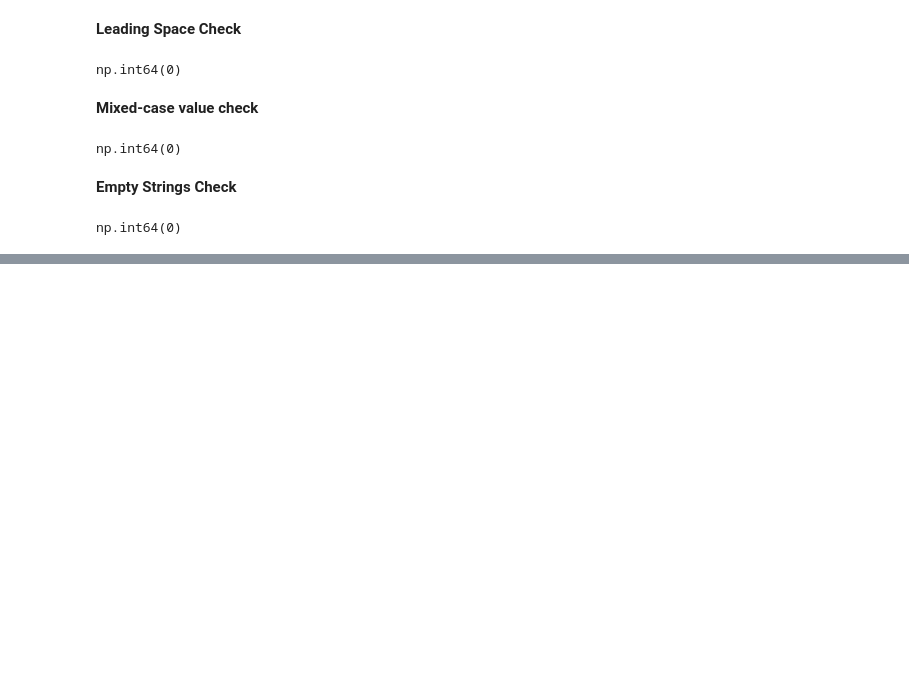
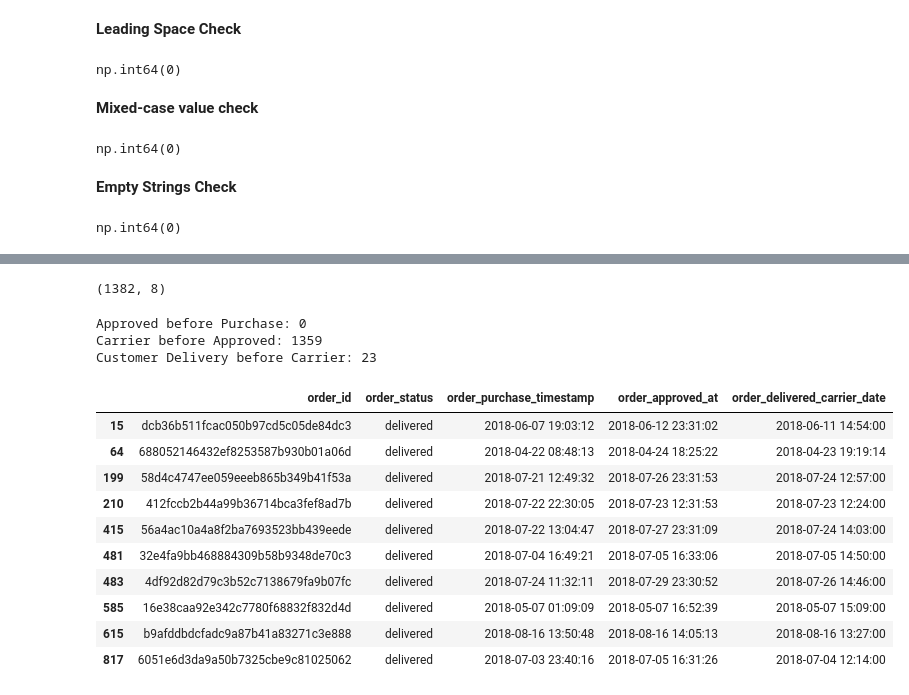
Before and after one commit to OutlierAashi-labs/Olist360-Business-Growth-Performance-Analytics, a Jupyter notebook: Olist360_Business-Growth-Performance-Analytics.ipynb, the cells around one changed output, grey strips where cells are left out. Drawn from its saved outputs; the diff is of its cells as text; code cells hidden in the pictures; blank space fills up the shorter version.

```diff
--- a/Olist360_Business-Growth-Performance-Analytics.ipynb
+++ b/Olist360_Business-Growth-Performance-Analytics.ipynb
@@ -229,0 +334,12 @@ Therefore, no cleaning was required for the customers table.
+# %%
+date_columns = [
+    'order_purchase_timestamp',
+    'order_approved_at',
+    'order_delivered_carrier_date',
+    'order_delivered_customer_date',
+    'order_estimated_delivery_date'
+]
+
+df_orders[date_columns] = df_orders[date_columns].apply(
+    pd.to_datetime
+)
@@ -229,0 +364,44 @@ Therefore, no cleaning was required for the customers table.
+# %%
+df_orders[
+    (df_orders['order_approved_at'] < df_orders['order_purchase_timestamp']) |
+    (df_orders['order_delivered_carrier_date'] < df_orders['order_approved_at']) |
+    (df_orders['order_delivered_customer_date'] < df_orders['order_delivered_carrier_date'])
+].shape
+# %% [output]
+(1382, 8)
+# %%
+print("Approved before Purchase:",
+      (df_orders['order_approved_at'] < df_orders['order_purchase_timestamp']).sum())
+
+print("Carrier before Approved:",
+      (df_orders['order_delivered_carrier_date'] < df_orders['order_approved_at']).sum())
+
+print("Customer Delivery before Carrier:",
+      (df_orders['order_delivered_customer_date'] < df_orders['order_delivered_carrier_date']).sum())
+# %% [output]
+Approved before Purchase: 0
+Carrier before Approved: 1359
+Customer Delivery before Carrier: 23
+# %%
+df_orders[
+    df_orders['order_delivered_carrier_date'] <
+    df_orders['order_approved_at']
+][[
+    'order_id',
+    'order_status',
+    'order_purchase_timestamp',
+    'order_approved_at',
+    'order_delivered_carrier_date'
+]].head(10)
+# %% [output]
+|  | order_id | order_status | order_purchase_timestamp | order_approved_at | order_delivered_carrier_date |
+| 15 | dcb36b511fcac050b97cd5c05de84dc3 | delivered | 2018-06-07 19:03:12 | 2018-06-12 23:31:02 | 2018-06-11 14:54:00 |
+| 64 | 688052146432ef8253587b930b01a06d | delivered | 2018-04-22 08:48:13 | 2018-04-24 18:25:22 | 2018-04-23 19:19:14 |
+| 199 | 58d4c4747ee059eeeb865b349b41f53a | delivered | 2018-07-21 12:49:32 | 2018-07-26 23:31:53 | 2018-07-24 12:57:00 |
+| 210 | 412fccb2b44a99b36714bca3fef8ad7b | delivered | 2018-07-22 22:30:05 | 2018-07-23 12:31:53 | 2018-07-23 12:24:00 |
+| 415 | 56a4ac10a4a8f2ba7693523bb439eede | delivered | 2018-07-22 13:04:47 | 2018-07-27 23:31:09 | 2018-07-24 14:03:00 |
+| 481 | 32e4fa9bb468884309b58b9348de70c3 | delivered | 2018-07-04 16:49:21 | 2018-07-05 16:33:06 | 2018-07-05 14:50:00 |
+| 483 | 4df92d82d79c3b52c7138679fa9b07fc | delivered | 2018-07-24 11:32:11 | 2018-07-29 23:30:52 | 2018-07-26 14:46:00 |
+| 585 | 16e38caa92e342c7780f68832f832d4d | delivered | 2018-05-07 01:09:09 | 2018-05-07 16:52:39 | 2018-05-07 15:09:00 |
+| 615 | b9afddbdcfadc9a87b41a83271c3e888 | delivered | 2018-08-16 13:50:48 | 2018-08-16 14:05:13 | 2018-08-16 13:27:00 |
+| 817 | 6051e6d3da9a50b7325cbe9c81025062 | delivered | 2018-07-03 23:40:16 | 2018-07-05 16:31:26 | 2018-07-04 12:14:00 |
```
Also changed, not shown: parts of 14 cells of this notebook.
